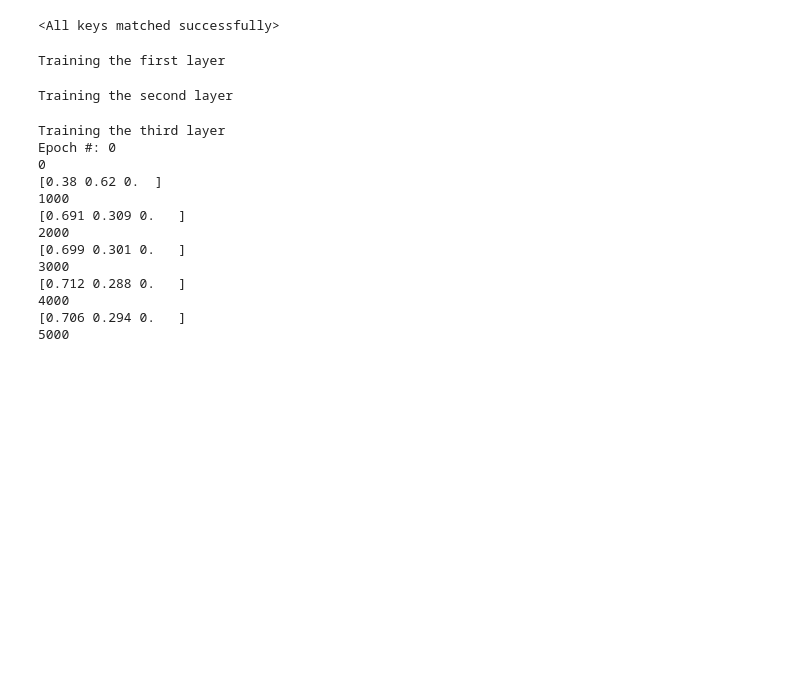
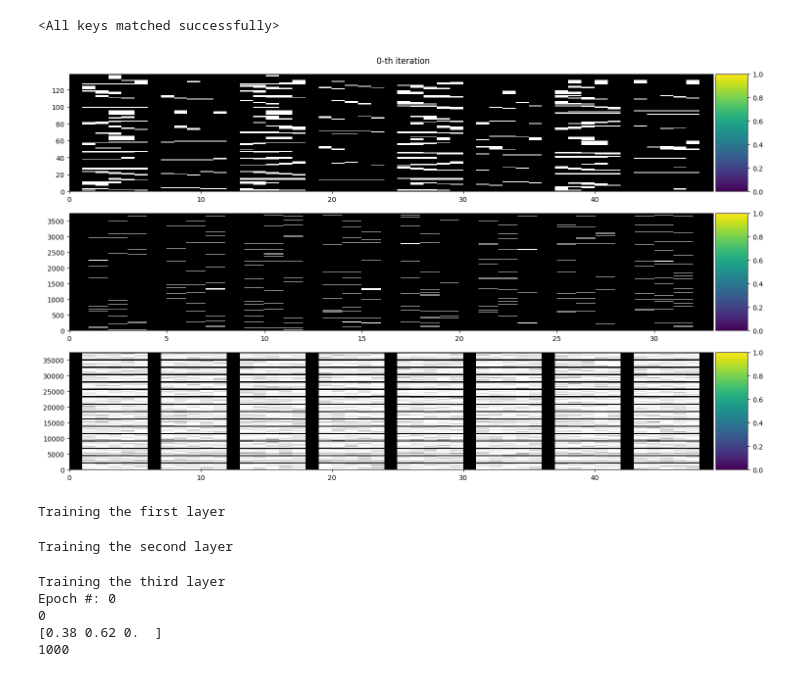
Before and after one commit to brseong/STDP-verification, a Jupyter notebook: stdp_trace.ipynb, the cells around one changed output. Saved outputs shown, nothing was run; the diff lists cells and outputs as text; code cells hidden in the pictures; blank space fills up the shorter version.

```diff
--- a/stdp_trace.ipynb
+++ b/stdp_trace.ipynb
@@ -48,24 +49,28 @@ net = Mozafari2018()
 net.load_state_dict(M2018_state_dict)
 # %% [output]
 <All keys matched successfully>
-# %%
-train_Mozafari()
-# %% [output]
-Training the first layer
-Training the second layer
-Training the third layer
-Epoch #: 0
-0
-[0.38 0.62 0.  ]
-1000
-[0.691 0.309 0.   ]
-2000
-[0.699 0.301 0.   ]
-3000
-[0.712 0.288 0.   ]
-4000
-[0.706 0.294 0.   ]
-5000
+# %%
+trainer = train_Mozafari()
+fig, axes = plt.subplots(len(Mozafari2018.draw_ids),1)
+fig.set_size_inches(24, 3*len(net.draw_ids))
+fig.suptitle(f"0-th iteration")
+d_handle = display(fig, display_id=True)
+assert d_handle is not None
+
+for step, ret in enumerate(trainer):
+    for axe, img in zip(axes, ret):
+        draw_weight_map(fig, axe, img)
+    fig.tight_layout()
+    d_handle.update(fig)
+# %% [output]
+[figure, added]
+Training the first layer
+Training the second layer
+Training the third layer
+Epoch #: 0
+0
+[0.38 0.62 0.  ]
+1000
 # %%
 device = ["cpu", "cuda"][torch.cuda.is_available()]
 torch.manual_seed(0)
```
Also changed, not shown: parts of 1 cell of this notebook, 3 other files.
